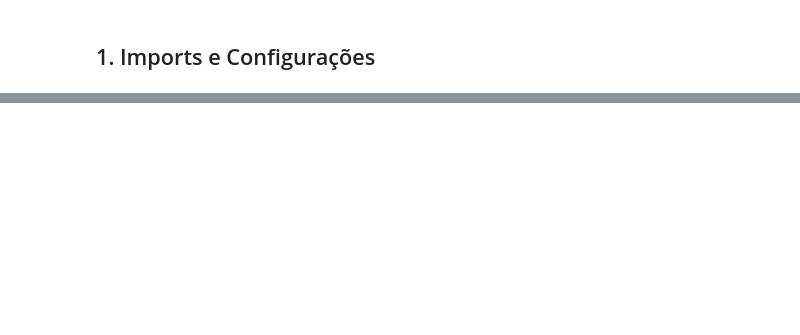
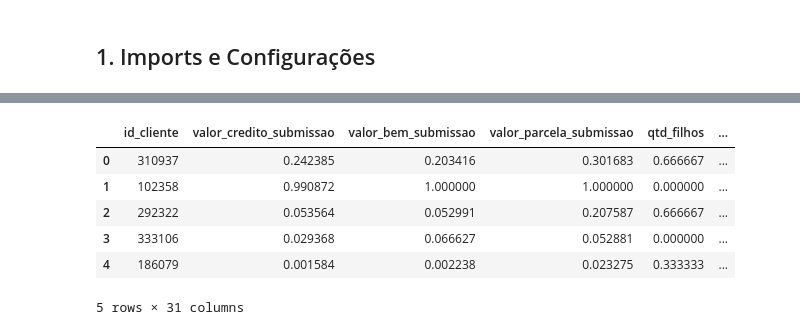
Before and after one commit to RenanScavazzini/case_datarisk, a Jupyter notebook: notebooks/07_credit_policy.ipynb, the cells around one changed output, grey strips where cells are left out. Saved outputs shown, nothing was run; the diff lists cells and outputs as text; code cells hidden in the pictures; blank space fills up the shorter version.

```diff
--- a/notebooks/07_credit_policy.ipynb
+++ b/notebooks/07_credit_policy.ipynb
@@ -321,0 +120,12 @@ Os artefatos gerados serão utilizados no próximo notebook, dedicado ao treinam
+# %%
+## Treino
+train_scored = train_model.copy()
+
+train_scored["probabilidade_inadimplencia"] = (
+    best_model
+    .predict_proba(
+        train_scored[
+            selected_features
+        ]
+    )[:,1]
+)
@@ -321,0 +223,24 @@ Os artefatos gerados serão utilizados no próximo notebook, dedicado ao treinam
+# %%
+rating_bins, rating_labels = (
+    build_rating_policy(
+        train_scored
+    )
+)
+
+train_scored = (
+    apply_rating_policy(
+        train_scored,
+        rating_bins,
+        rating_labels
+    )
+)
+
+train_scored.head()
+# %% [output]
+|  | id_cliente | valor_credito_submissao | valor_bem_submissao | valor_parcela_submissao | qtd_filhos | ... |
+| 0 | 310937 | 0.242385 | 0.203416 | 0.301683 | 0.666667 | ... |
+| 1 | 102358 | 0.990872 | 1.000000 | 1.000000 | 0.000000 | ... |
+| 2 | 292322 | 0.053564 | 0.052991 | 0.207587 | 0.666667 | ... |
+| 3 | 333106 | 0.029368 | 0.066627 | 0.052881 | 0.000000 | ... |
+| 4 | 186079 | 0.001584 | 0.002238 | 0.023275 | 0.333333 | ... |
+5 rows × 31 columns
```
Also changed, not shown: parts of 52 cells of this notebook, 13 other files.
